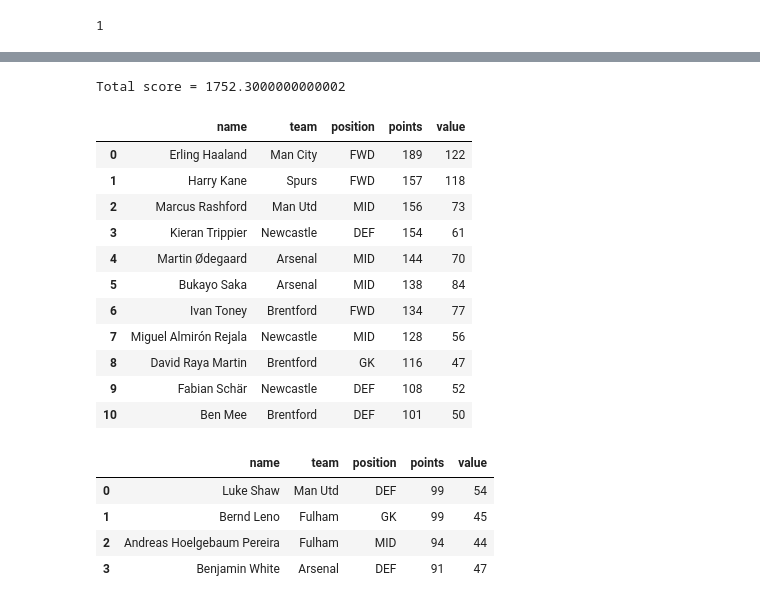
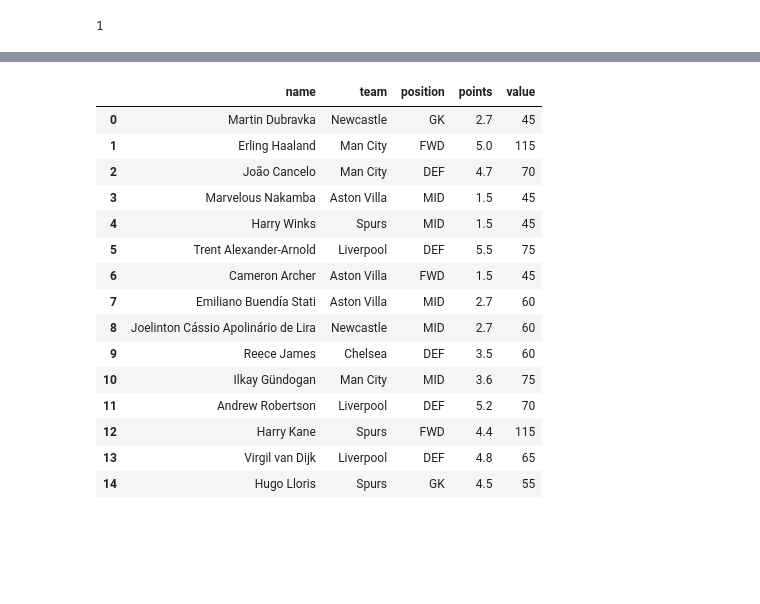
Before and after one commit to farhank-0/Fantasy-Premier-League-Optimization, a Jupyter notebook: Untitled.ipynb, the cells around one changed output, grey strips where cells are left out. Cells and saved outputs as stored; diff of their text form; code cells hidden in the pictures; blank space fills up the shorter version.

Commit message:
Created function to select a predicted team based on xP column. Next steps will include our own predicted model and comparing this to the PL xP column.

```diff
--- a/Untitled.ipynb
+++ b/Untitled.ipynb
@@ -125,3 +125,5 @@ Data columns (total 11 columns):
  10  value         15866 non-null  int64
 dtypes: float64(6), int64(2), object(3)
 memory usage: 1.3+ MB
+# %%
+selected['GW'] = selected['GW'].astype('int')
@@ -364,0 +468,7 @@ model.solve()
+# %%
+# Selecting squads based on predicted points for following gameweek and storing them in an array
+expected_squads = []
+for gw in selected['GW'].unique():
+    data = selected.loc[selected['GW'] == gw].reset_index()
+    print(f'Prediction for GW_{gw+1}')
+    expected_squads.append(selector(data, 1000))
@@ -365,4 +493,20 @@ model.solve()
 # %%
-print("Total score = {}".format(model.objective.value()))
+# Showing predicted team for gameweek 2 based on xP from GW 1
+expected_squads[0]
 # %% [output]
-Total score = 1752.3000000000002
+|  | name | team | position | points | value |
+| 0 | Martin Dubravka | Newcastle | GK | 2.7 | 45 |
+| 1 | Erling Haaland | Man City | FWD | 5.0 | 115 |
+| 2 | João Cancelo | Man City | DEF | 4.7 | 70 |
+| 3 | Marvelous Nakamba | Aston Villa | MID | 1.5 | 45 |
+| 4 | Harry Winks | Spurs | MID | 1.5 | 45 |
+| 5 | Trent Alexander-Arnold | Liverpool | DEF | 5.5 | 75 |
+| 6 | Cameron Archer | Aston Villa | FWD | 1.5 | 45 |
+| 7 | Emiliano Buendía Stati | Aston Villa | MID | 2.7 | 60 |
+| 8 | Joelinton Cássio Apolinário de Lira | Newcastle | MID | 2.7 | 60 |
+| 9 | Reece James | Chelsea | DEF | 3.5 | 60 |
+| 10 | Ilkay Gündogan | Man City | MID | 3.6 | 75 |
+| 11 | Andrew Robertson | Liverpool | DEF | 5.2 | 70 |
+| 12 | Harry Kane | Spurs | FWD | 4.4 | 115 |
+| 13 | Virgil van Dijk | Liverpool | DEF | 4.8 | 65 |
+| 14 | Hugo Lloris | Spurs | GK | 4.5 | 55 |
@@ -395,25 +512,0 @@ for i in range(len(subs)):
-# %%
-lineup_df = pd.DataFrame(data=lineup_array,columns=['name', 'team', 'position', 'points','value'])
-lineup_df
-# %% [output]
-|  | name | team | position | points | value |
-| 0 | Erling Haaland | Man City | FWD | 189 | 122 |
-| 1 | Harry Kane | Spurs | FWD | 157 | 118 |
-| 2 | Marcus Rashford | Man Utd | MID | 156 | 73 |
-| 3 | Kieran Trippier | Newcastle | DEF | 154 | 61 |
-| 4 | Martin Ødegaard | Arsenal | MID | 144 | 70 |
-| 5 | Bukayo Saka | Arsenal | MID | 138 | 84 |
-| 6 | Ivan Toney | Brentford | FWD | 134 | 77 |
-| 7 | Miguel Almirón Rejala | Newcastle | MID | 128 | 56 |
-| 8 | David Raya Martin | Brentford | GK | 116 | 47 |
-| 9 | Fabian Schär | Newcastle | DEF | 108 | 52 |
-| 10 | Ben Mee | Brentford | DEF | 101 | 50 |
-# %%
-subs_df = pd.DataFrame(data=subs_array,columns=['name', 'team', 'position', 'points','value'])
-subs_df
-# %% [output]
-|  | name | team | position | points | value |
-| 0 | Luke Shaw | Man Utd | DEF | 99 | 54 |
-| 1 | Bernd Leno | Fulham | GK | 99 | 45 |
-| 2 | Andreas Hoelgebaum Pereira | Fulham | MID | 94 | 44 |
-| 3 | Benjamin White | Arsenal | DEF | 91 | 47 |
```
Also changed, not shown: parts of 26 cells of this notebook.
